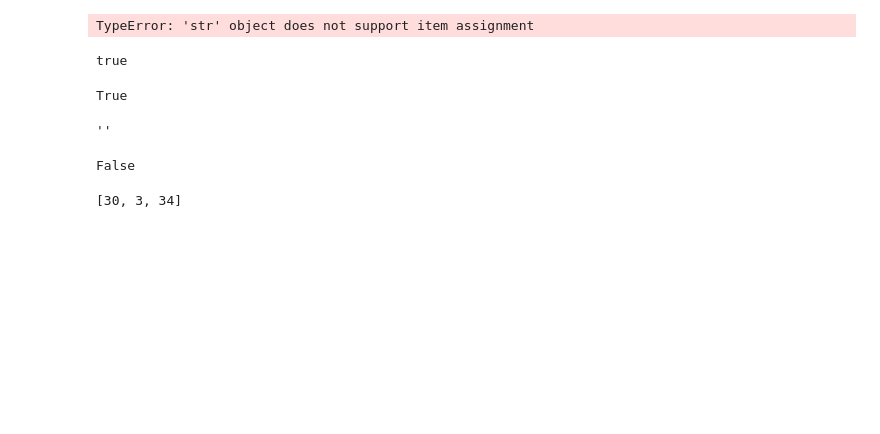
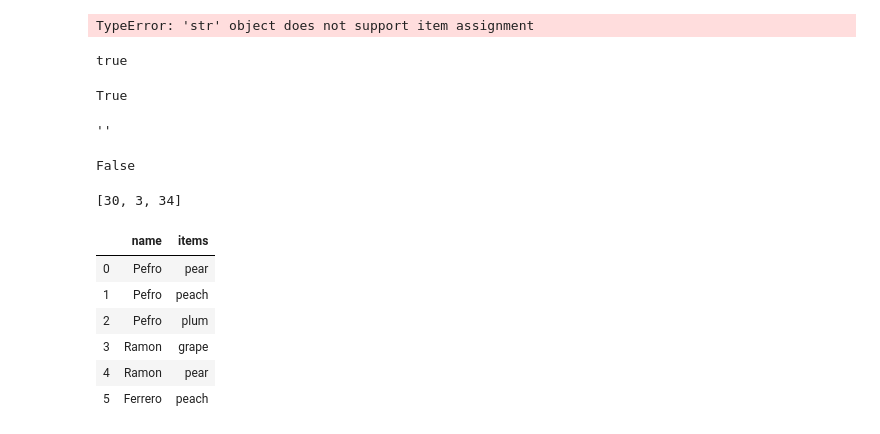
Before and after one commit to lisan97/leetcode, a Jupyter notebook: 剑指offer46 199二叉树的右视图.ipynb, the cells around one changed output. Saved outputs shown, nothing was run; the diff lists cells and outputs as text; code cells hidden in the pictures; blank space fills up the shorter version.

```diff
--- a/剑指offer46 199二叉树的右视图.ipynb
+++ b/剑指offer46 199二叉树的右视图.ipynb
@@ -226,0 +231,12 @@ a
+# %%
+dic = {'name':['Pefro','Pefro','Pefro','Ramon','Ramon','Ferrero'],'items':['pear','peach','plum','grape','pear','peach']}
+A = pd.DataFrame(dic)
+A
+# %% [output]
+|  | name | items |
+| 0 | Pefro | pear |
+| 1 | Pefro | peach |
+| 2 | Pefro | plum |
+| 3 | Ramon | grape |
+| 4 | Ramon | pear |
+| 5 | Ferrero | peach |
```
Also changed, not shown: parts of 28 cells of this notebook, 3 other files.
